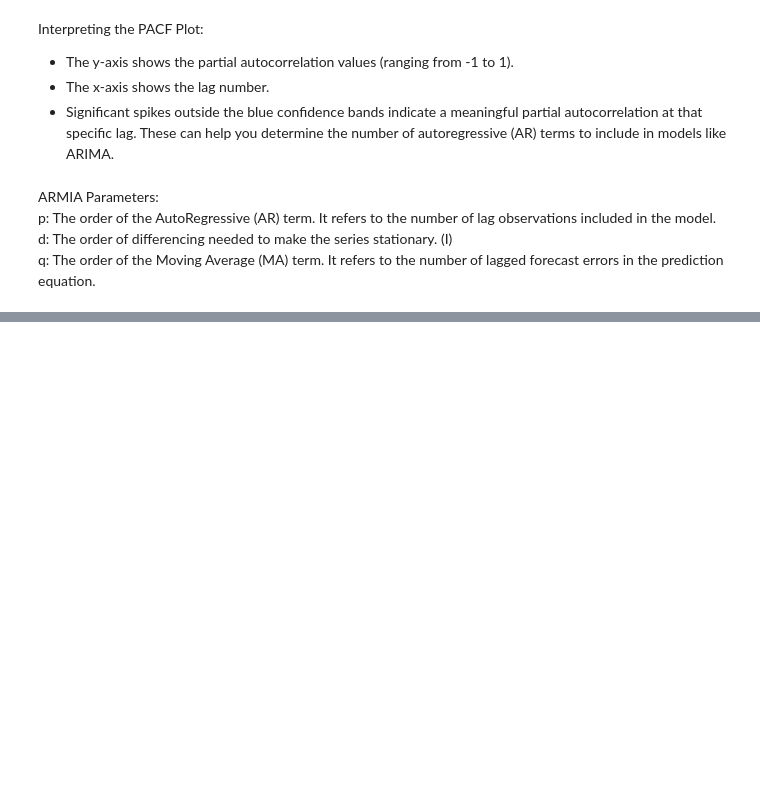
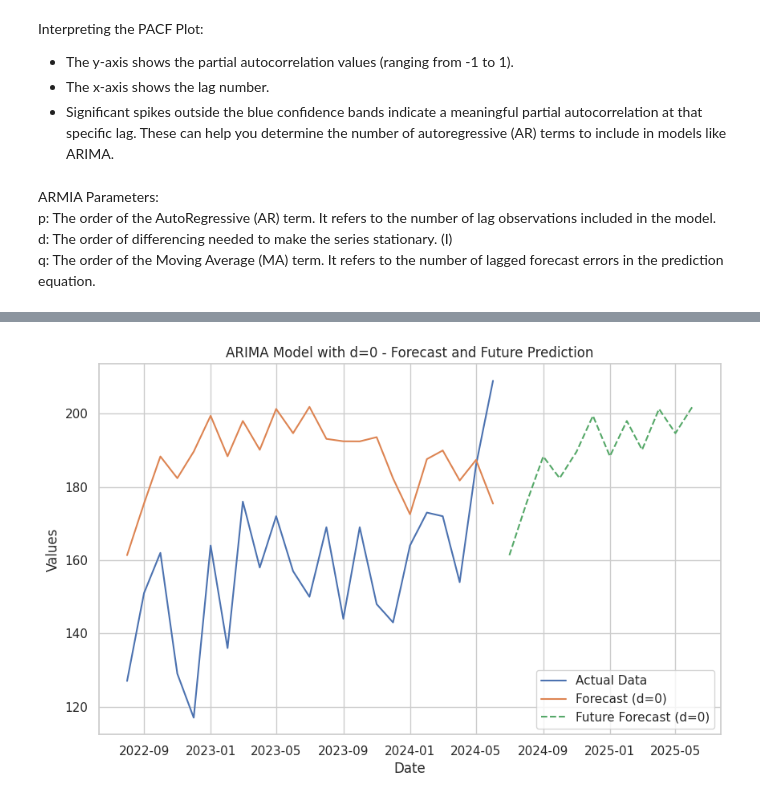
Before and after one commit to WilliamHallPortfolio/ACS_Juvenile_Justice_Project, a Jupyter notebook: ACS Flash Report Project.ipynb, the cells around one changed output, grey strips where cells are left out. Cells and saved outputs as stored; diff of their text form; code cells hidden in the pictures; blank space fills up the shorter version.

```diff
--- a/ACS Flash Report Project.ipynb
+++ b/ACS Flash Report Project.ipynb
@@ -504,10 +451,0 @@ Warnings:
-# %%
-from statsmodels.tsa.arima.model import ARIMA
-
-# Fitting the ARIMA model
-# p,d,q parameters from the best fit model:
-model = ARIMA(train_data_diff, order=(0, 0, 1))  # Replace p, d, q with integers
-model_fit = model.fit()
-
-# Model summary
-print(model_fit.summary())
@@ -532,4 +451,0 @@ Warnings:
-# %%
-# Forcasting Fiscal Year 2025:
-forecast = model_fit.forecast(steps=7)
-print(forecast)
@@ -568,5 +451,0 @@ RMSE: 0.10044536468206047
-# %%
-# Attemping to reverse differened values to original values
-train_data = train_data_diff.cumsum() + train_data.iloc[0]
-test_data = test_data_diff.cumsum() + test_data.iloc[0]
-forecast_original = forecast.cumsum() + forecast.iloc[-1]
@@ -586,0 +465,75 @@ plt.show()
+# %%
+import pmdarima as pm
+from sklearn.metrics import mean_absolute_error, mean_squared_error
+
+# Define the range of "d" values you want to test
+d_values = [0, 1, 2]
+
+# Store models and forecasts
+models = {}
+forecasts_dict = {}
+future_forecasts_dict = {}
+
+# Test data end date
+test_data_end_date = pd.to_datetime('2024-06-01')
+
+# looping over each "d" value
+for d in d_values:
+    # Fitting the ARIMA model with the current "d" value
+    model =  pm.auto_arima(train_data, start_p=0, start_q=0,
+                              max_p=10, max_q=10, # maximum p and q
+                              d=d, # Differencing
+                              seasonal=True,
+                              m=12,
+                              trace=True, # prints progress
+                              error_action='ignore',
+                              suppress_warnings=True,
+                              stepwise=True) # TESTING
+
+    # Storing models
+    models[f'model_d_{d}'] = model
+
+    # Make forecast using the model
+    forecast = model.predict(n_periods=len(test_data))
+
+    # Storing forecasts
+    forecasts_dict[f'forecast_d_{d}'] = forecast
+
+    # Storing 12-month future forecast FY25
+    future_forecast = model.predict(n_periods=12)
+
+    # Store future forecast
+    future_forecasts_dict[f'future_forecast_d_{d}'] = future_forecast
+
+    # Creating date range for future forecast from 2024-07 to 2025-06
+    future_dates = pd.date_range(start=test_data_end_date + pd.DateOffset(months=1), periods=12, freq='MS')
+
+    # Print the future forecast
+    print(f'Future 12-month forecast for model with d={d}: {future_forecast}\n')
+
+    # Plot the forecast
+    plt.figure(figsize=(10, 6))
+    plt.plot(test_data.index, test_data, label='Actual Data')
+    plt.plot(test_data.index, forecast, label=f'Forecast (d={d})')
+    plt.plot(future_dates, future_forecast, label=f'Future Forecast (d={d})', linestyle='--')
+    plt.title(f'ARIMA Model with d={d} - Forecast and Future Prediction')
+    plt.xlabel('Date')
+    plt.ylabel('Values')
+    plt.legend()
+    plt.show()
+
+    # Calculate MAE and RMSE
+    mae = mean_absolute_error(test_data, forecast)
+    rmse = np.sqrt(mean_squared_error(test_data, forecast))
+
+    # Print the results for the current model
+    print('\n')
+    print(f'Model with d={d}: ')
+    print(f'MAE: {mae}')
+    print(f'RMSE: {rmse}\n')
+
+    # Plot diagnostics for the current ARIMA model
+    print(f'Plotting diagnostics for model with d={d}:')
+    model.plot_diagnostics(figsize=(10, 6))
+    plt.show()
+# %% [output]
@@ -586,0 +557 @@ plt.show()
+[figure, added]
```
Also changed, not shown: parts of 28 cells of this notebook.
